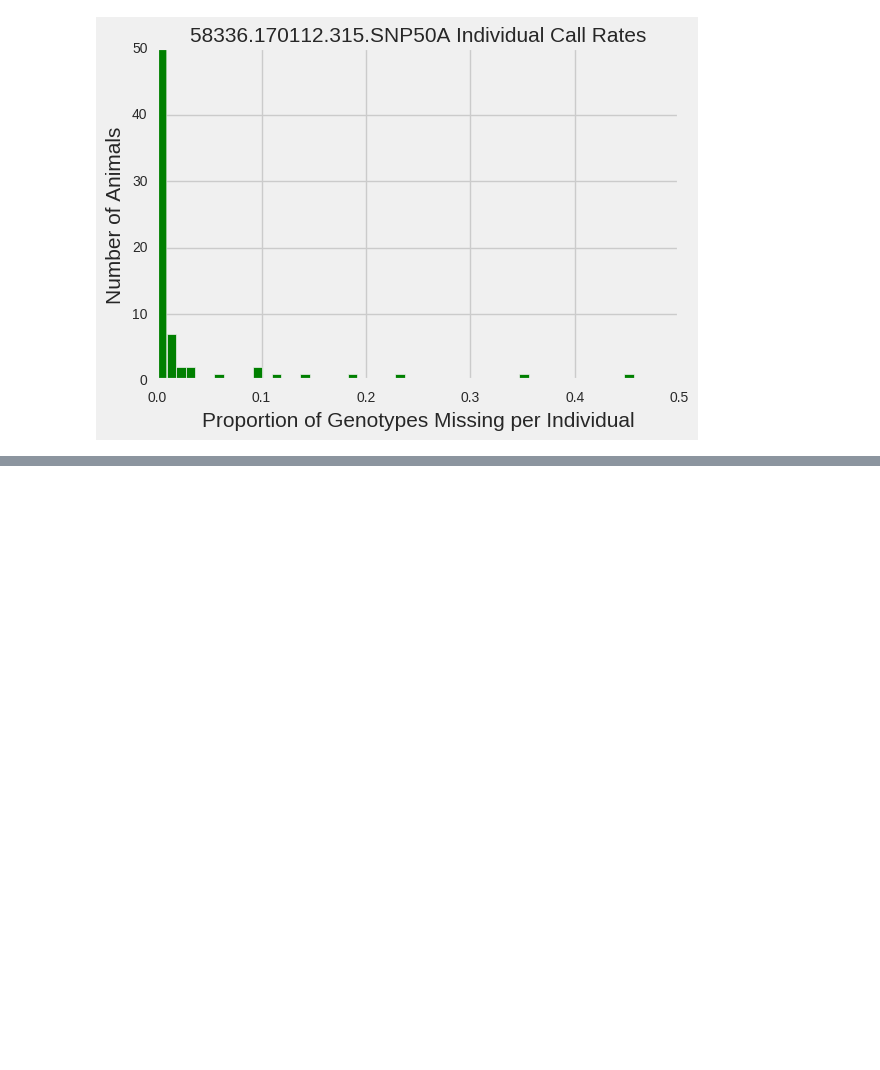
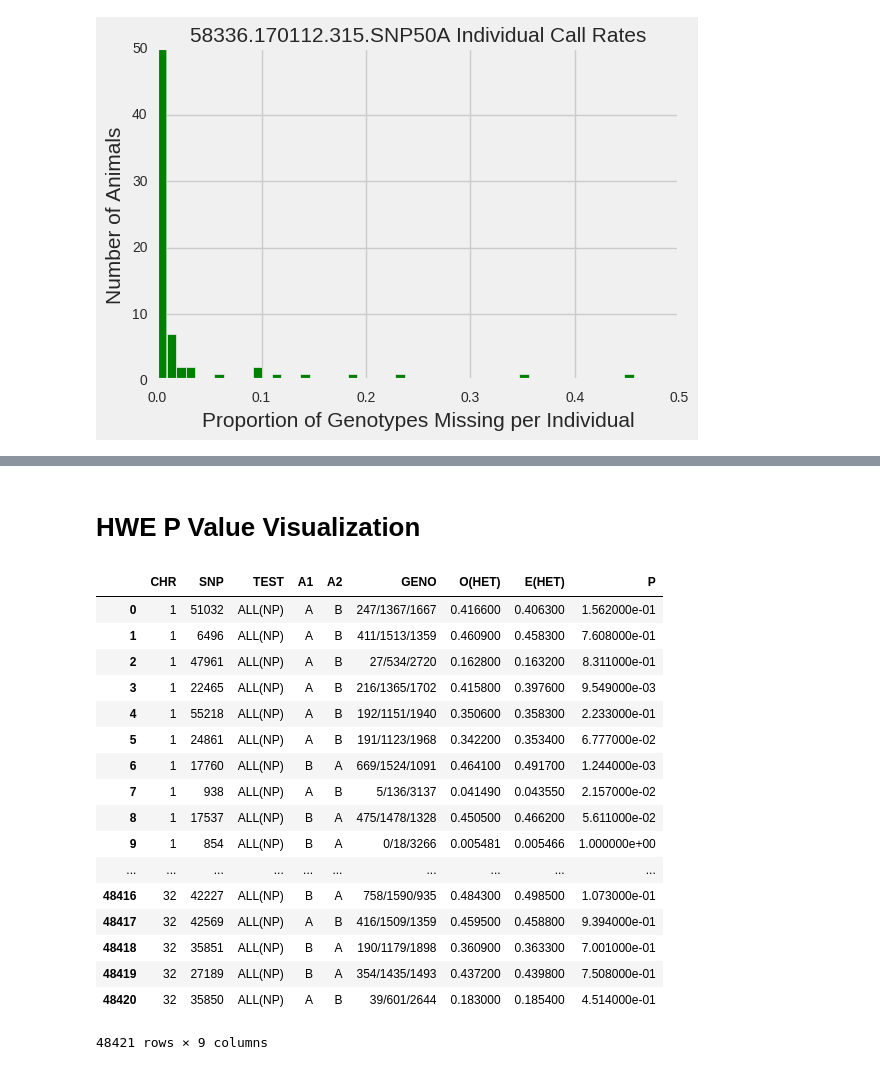
Before and after one commit to jessehoff/Imputation_Project, a Jupyter notebook: bin/filtering_visualization.ipynb, the cells around one changed output, grey strips where cells are left out. Cells and saved outputs as stored; diff of their text form; code cells hidden in the pictures; blank space fills up the shorter version.

```diff
--- a/bin/filtering_visualization.ipynb
+++ b/bin/filtering_visualization.ipynb
@@ -50,0 +79,36 @@ plt.close('all')
+# %% [markdown]
+# HWE P Value Visualization
+# %%
+h = '../hwe_stats/58336.170112.3399.SNP50C.hwe'
+assay= pd.read_table(h,delim_whitespace=True)
+ax = assay.P.plot.hist(bins = 100)
+ax.set_axis_bgcolor('white')
+ax.set_xlabel("HWE P-Value")
+ax.set_ylabel("Number of SNPs")
+z=a.strip("../hwe_stats/")
+title=z.strip('.hwe')
+ax.set_title(title + ' HWE P-Values')
+for item in(ax.get_xticklabels() + ax.get_yticklabels()):
+    item.set_fontsize(10)
+
+for item in ([ax.title, ax.xaxis.label, ax.yaxis.label]):
+    item.set_fontsize(15)
+# %% [output]
+|  | CHR | SNP | TEST | A1 | A2 | GENO | O(HET) | E(HET) | P |
+| 0 | 1 | 51032 | ALL(NP) | A | B | 247/1367/1667 | 0.416600 | 0.406300 | 1.562000e-01 |
+| 1 | 1 | 6496 | ALL(NP) | A | B | 411/1513/1359 | 0.460900 | 0.458300 | 7.608000e-01 |
+| 2 | 1 | 47961 | ALL(NP) | A | B | 27/534/2720 | 0.162800 | 0.163200 | 8.311000e-01 |
+| 3 | 1 | 22465 | ALL(NP) | A | B | 216/1365/1702 | 0.415800 | 0.397600 | 9.549000e-03 |
+| 4 | 1 | 55218 | ALL(NP) | A | B | 192/1151/1940 | 0.350600 | 0.358300 | 2.233000e-01 |
+| 5 | 1 | 24861 | ALL(NP) | A | B | 191/1123/1968 | 0.342200 | 0.353400 | 6.777000e-02 |
+| 6 | 1 | 17760 | ALL(NP) | B | A | 669/1524/1091 | 0.464100 | 0.491700 | 1.244000e-03 |
+| 7 | 1 | 938 | ALL(NP) | A | B | 5/136/3137 | 0.041490 | 0.043550 | 2.157000e-02 |
+| 8 | 1 | 17537 | ALL(NP) | B | A | 475/1478/1328 | 0.450500 | 0.466200 | 5.611000e-02 |
+| 9 | 1 | 854 | ALL(NP) | B | A | 0/18/3266 | 0.005481 | 0.005466 | 1.000000e+00 |
+| ... | ... | ... | ... | ... | ... | ... | ... | ... | ... |
+| 48416 | 32 | 42227 | ALL(NP) | B | A | 758/1590/935 | 0.484300 | 0.498500 | 1.073000e-01 |
+| 48417 | 32 | 42569 | ALL(NP) | A | B | 416/1509/1359 | 0.459500 | 0.458800 | 9.394000e-01 |
+| 48418 | 32 | 35851 | ALL(NP) | B | A | 190/1179/1898 | 0.360900 | 0.363300 | 7.001000e-01 |
+| 48419 | 32 | 27189 | ALL(NP) | B | A | 354/1435/1493 | 0.437200 | 0.439800 | 7.508000e-01 |
+| 48420 | 32 | 35850 | ALL(NP) | A | B | 39/601/2644 | 0.183000 | 0.185400 | 4.514000e-01 |
+48421 rows × 9 columns
```
Also changed, not shown: parts of 4 cells of this notebook.
